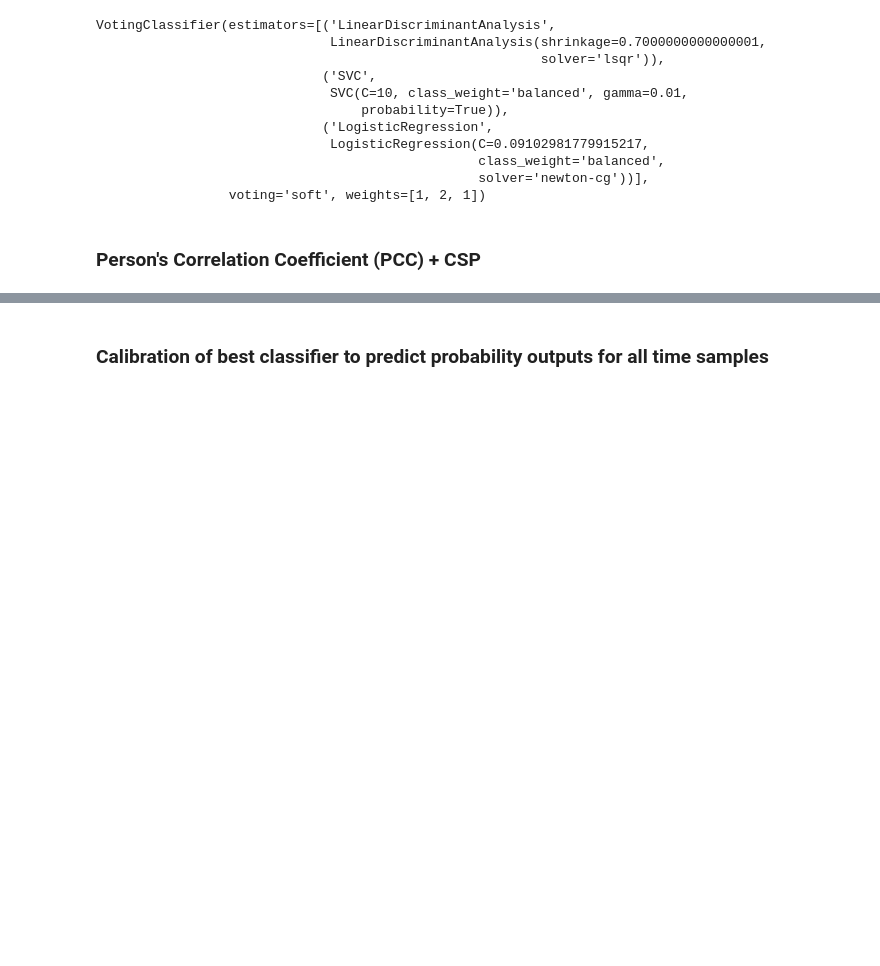
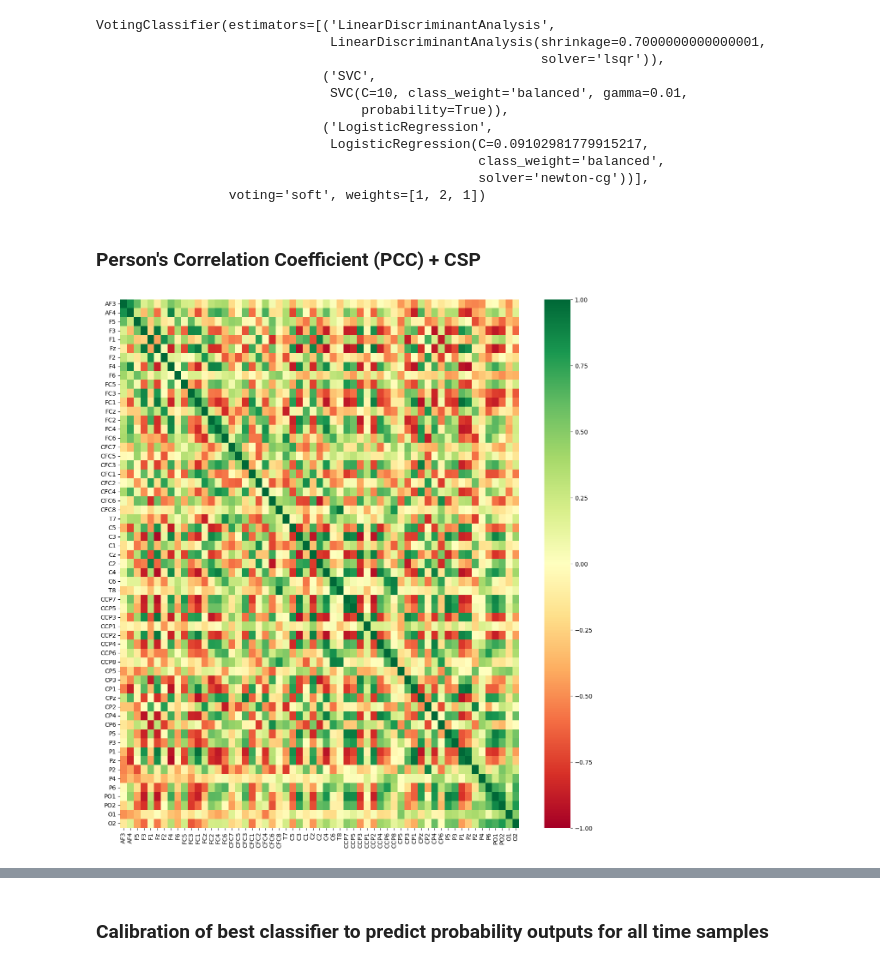
Before and after one commit to alfredsadjei/BCI_COMP_IV, a Jupyter notebook: BCI_COMP_IV_subjectF.ipynb, the cells around one changed output, grey strips where cells are left out. Drawn from its saved outputs; the diff is of its cells as text; code cells hidden in the pictures; blank space fills up the shorter version.

```diff
--- a/BCI_COMP_IV_subjectF.ipynb
+++ b/BCI_COMP_IV_subjectF.ipynb
@@ -352,53 +391,55 @@ VotingClassifier(estimators=[('LinearDiscriminantAnalysis',
 # %% [markdown]
 ### Person's Correlation Coefficient (PCC) + CSP
 # %%
-# #Plot distributions of channels against eachother
-# # to find out if there is any sort of positive correlation
-# # between channels
+#Plot distributions of channels against eachother
+# to find out if there is any sort of positive correlation
+# between channels
 
-# import seaborn as sns
-# import pandas as pd
-# from sklearn.preprocessing import StandardScaler
-# trialWin = np.arange(int(1.1*sRate),int(3.1*sRate))
+import seaborn as sns
+import pandas as pd
+from sklearn.preprocessing import StandardScaler
+trialWin = np.arange(int(0*sRate),int(4*sRate))
 
-# # #get mixed trial data from original
-# trials_mixed = np.zeros(
-#             (nChannels, len(eventOnsets[0]), len(trialWin)))
+# #get mixed trial data from original
+trials_mixed = np.zeros(
+            (nChannels, len(eventOnsets[0]), len(trialWin)))
 
 
-# for i, onset in enumerate(eventOnsets[0]):
-#     trials_mixed[:,i,:] = eeg[:,onset+trialWin]
+for i, onset in enumerate(eventOnsets[0]):
+    trials_mixed[:,i,:] = eeg[:,onset+trialWin]
 
-# # By augmenting the algorithm outlined in [ref: Electroencephalogram channel selection based on pearson correlation coefficient for motor imagery-brain-computer interface]
-# # we can able to extract the most correlated channels in the given data prior to selecting features with the CSP algorithm.
+# By augmenting the algorithm outlined in [ref: Electroencephalogram channel selection based on pearson correlation coefficient for motor imagery-brain-computer interface]
+# we can able to extract the most correlated channels in the given data prior to selecting features with the CSP algorithm.
 
 
-# scaler = StandardScaler()
+scaler = StandardScaler()
 
-# # For each trial
-# #We must standardize the values in each trial window for each channel (We use z-score normalization for this)
-# _, nTrials, _ = trials_mixed.shape
+# For each trial
+#We must standardize the values in each trial window for each channel (We use z-score normalization for this)
+_, nTrials, _ = trials_mixed.shape
 
-# trialChannelCorrelations = []
+trialChannelCorrelations = []
 
-# plotFirst = False #flag to check that heatmap of first trial is plotted
+plotFirst = False #flag to check that heatmap of first trial is plotted
 
-# for trial in range(nTrials):
+for trial in range(nTrials):
 
-#     zTrial = scaler.fit_transform(trials_mixed[:,trial,:])
-#     corrMat = np.corrcoef(zTrial)
+    zTrial = scaler.fit_transform(trials_mixed[:,trial,:])
+    corrMat = np.corrcoef(zTrial)
 
-#     if not plotFirst:
-#         plt.figure(figsize=(15, 16))
-#         sns.heatmap(pd.DataFrame(corrMat,columns=channelNames,index=channelNames),cmap="RdYlGn",vmin=-1,vmax=1)
-#         plotFirst = True
+    if not plotFirst:
+        plt.figure(figsize=(15, 16))
+        sns.heatmap(pd.DataFrame(corrMat,columns=channelNames,index=channelNames),cmap="RdYlGn",vmin=-1,vmax=1)
+        plotFirst = True
 
-# #     # We must then calculate the correlation matrices for each trial and return the mean for each row giving, us a vector of mean values
-# #     # which represents the average corellation values for a specific channel in relation to other channels.
-#     channelCorrValues = {ch:corrMean for (ch,corrMean) in zip(channelNames,np.mean(corrMat,axis=1))}
+#     # We must then calculate the correlation matrices for each trial and return the mean for each row giving, us a vector of mean values
+#     # which represents the average corellation values for a specific channel in relation to other channels.
+    channelCorrValues = {ch:corrMean for (ch,corrMean) in zip(channelNames,np.mean(corrMat,axis=1))}
 
-# #     #Following the above referenced paper, we select the first 14 channels
+#     #Following the above referenced paper, we select the first 14 channels
 
-#     channelCorrValues = dict(sorted(channelCorrValues.items(), key=lambda x:x[1], reverse=True)[:14])
-#     trialChannelCorrelations.append(channelCorrValues)
+    channelCorrValues = dict(sorted(channelCorrValues.items(), key=lambda x:x[1], reverse=True)[:14])
+    trialChannelCorrelations.append(channelCorrValues)
+# %% [output]
+[figure, added]
 # %%
```
Also changed, not shown: parts of 15 cells of this notebook, 6 other files.
